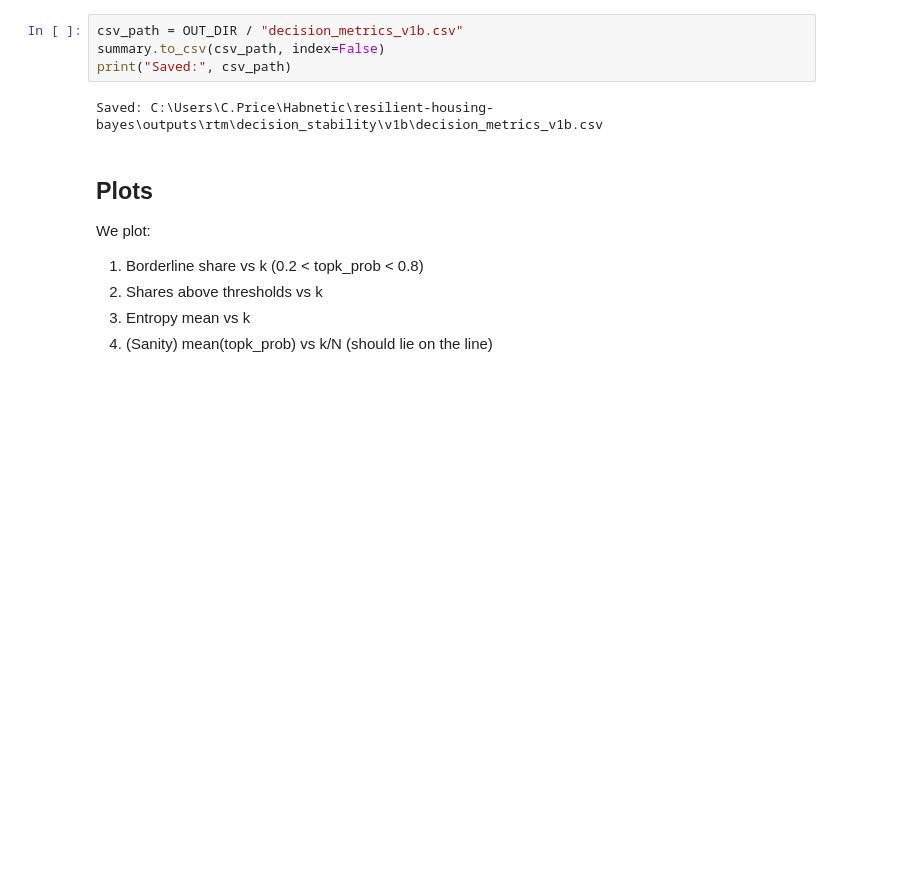
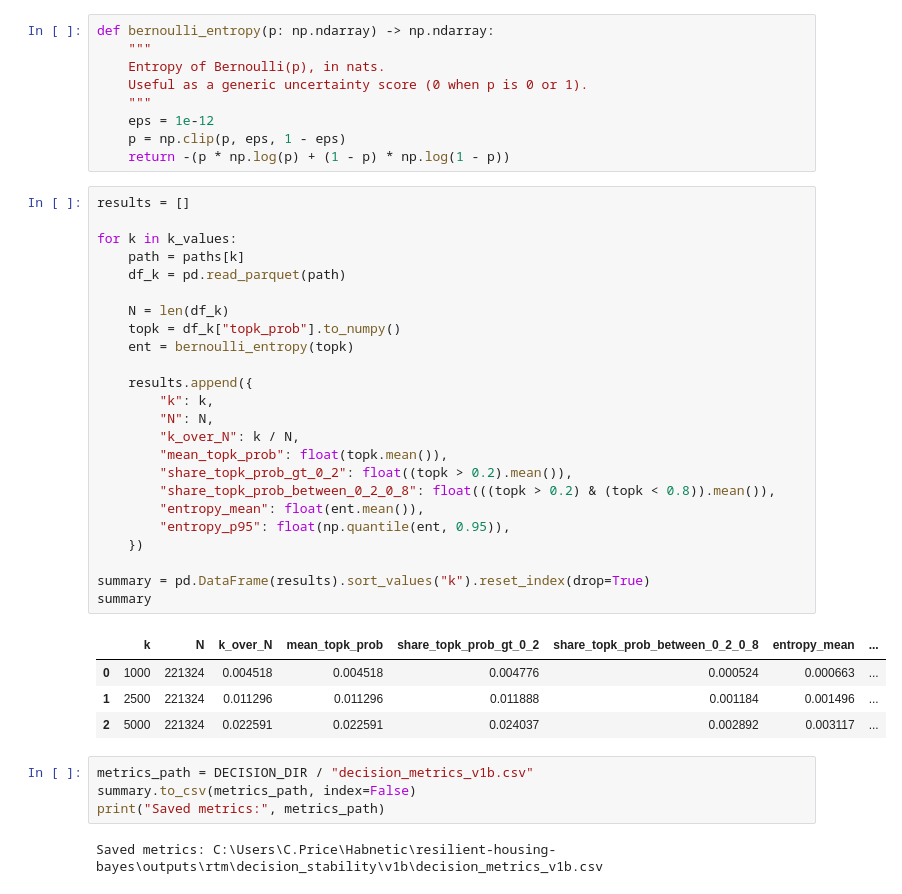
Before and after one commit to Habnetic/resilient-housing-bayes, a Jupyter notebook: notebooks/09_decision_stability_report_v1b.ipynb, the cells around one changed output. Cells and saved outputs as stored; diff of their text form; blank space fills up the shorter version.

```diff
--- a/notebooks/09_decision_stability_report_v1b.ipynb
+++ b/notebooks/09_decision_stability_report_v1b.ipynb
@@ -275,14 +83,44 @@ Saved: C:\Users\C.Price\Habnetic\resilient-housing-bayes\outputs\rtm\decision_st
+# %%
+def bernoulli_entropy(p: np.ndarray) -> np.ndarray:
+    """
+    Entropy of Bernoulli(p), in nats.
+    Useful as a generic uncertainty score (0 when p is 0 or 1).
+    """
+    eps = 1e-12
+    p = np.clip(p, eps, 1 - eps)
+    return -(p * np.log(p) + (1 - p) * np.log(1 - p))
+# %%
+results = []
+
+for k in k_values:
+    path = paths[k]
+    df_k = pd.read_parquet(path)
+
+    N = len(df_k)
+    topk = df_k["topk_prob"].to_numpy()
+    ent = bernoulli_entropy(topk)
+
+    results.append({
+        "k": k,
+        "N": N,
+        "k_over_N": k / N,
+        "mean_topk_prob": float(topk.mean()),
+        "share_topk_prob_gt_0_2": float((topk > 0.2).mean()),
+        "share_topk_prob_between_0_2_0_8": float(((topk > 0.2) & (topk < 0.8)).mean()),
+        "entropy_mean": float(ent.mean()),
+        "entropy_p95": float(np.quantile(ent, 0.95)),
+    })
+
+summary = pd.DataFrame(results).sort_values("k").reset_index(drop=True)
+summary
+# %% [output]
+|  | k | N | k_over_N | mean_topk_prob | share_topk_prob_gt_0_2 | share_topk_prob_between_0_2_0_8 | entropy_mean | ... |
+| 0 | 1000 | 221324 | 0.004518 | 0.004518 | 0.004776 | 0.000524 | 0.000663 | ... |
+| 1 | 2500 | 221324 | 0.011296 | 0.011296 | 0.011888 | 0.001184 | 0.001496 | ... |
+| 2 | 5000 | 221324 | 0.022591 | 0.022591 | 0.024037 | 0.002892 | 0.003117 | ... |
 # %%
-csv_path = OUT_DIR / "decision_metrics_v1b.csv"
-summary.to_csv(csv_path, index=False)
-print("Saved:", csv_path)
+metrics_path = DECISION_DIR / "decision_metrics_v1b.csv"
+summary.to_csv(metrics_path, index=False)
+print("Saved metrics:", metrics_path)
 # %% [output]
-Saved: C:\Users\C.Price\Habnetic\resilient-housing-bayes\outputs\rtm\decision_stability\v1b\decision_metrics_v1b.csv
+Saved metrics: C:\Users\C.Price\Habnetic\resilient-housing-bayes\outputs\rtm\decision_stability\v1b\decision_metrics_v1b.csv
-# %% [markdown]
-## Plots
-
-We plot:
-1) Borderline share vs k (0.2 < topk_prob < 0.8)
-2) Shares above thresholds vs k
-3) Entropy mean vs k
-4) (Sanity) mean(topk_prob) vs k/N (should lie on the line)
```
Also changed, not shown: parts of 24 cells of this notebook, 10 other files.
